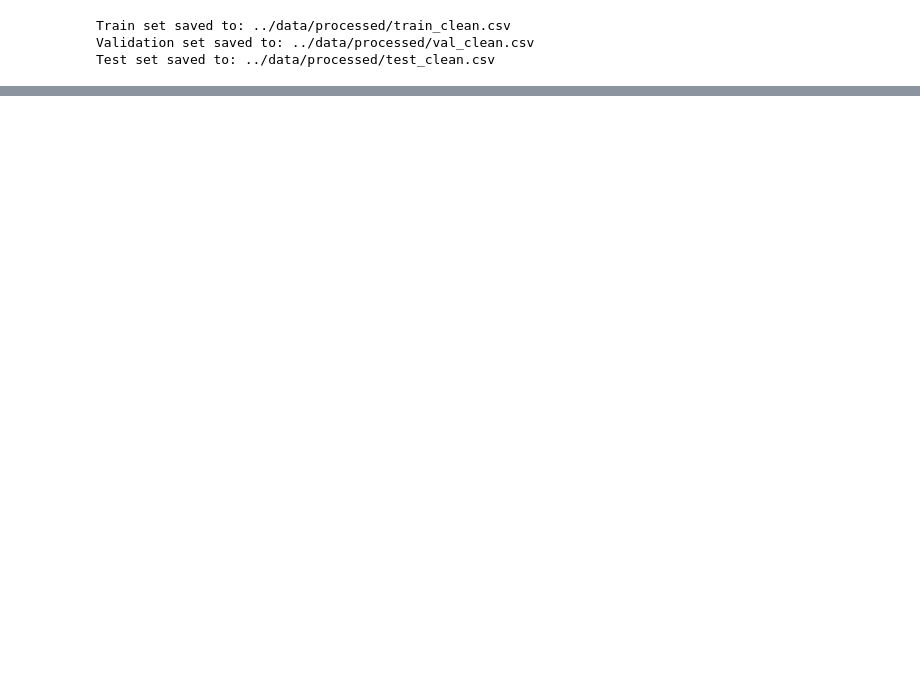
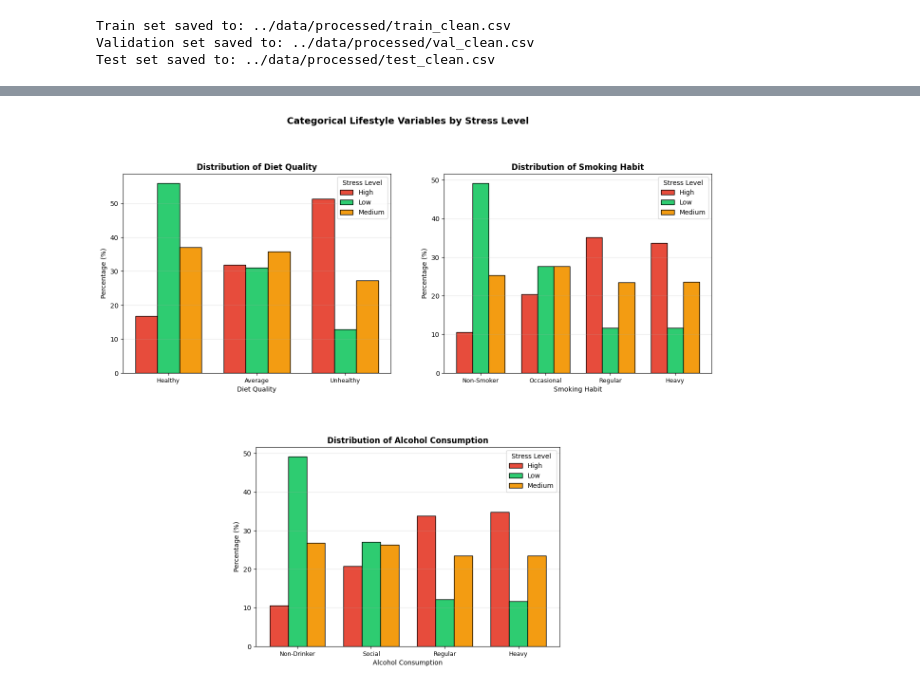
Before and after one commit to RYKELLE/Thesis_Final, a Jupyter notebook: stress-classification-project/notebooks/02_data_preprocessing.ipynb, the cells around one changed output, grey strips where cells are left out. Drawn from its saved outputs; the diff is of its cells as text; code cells hidden in the pictures; blank space fills up the shorter version.

```diff
--- a/stress-classification-project/notebooks/02_data_preprocessing.ipynb
+++ b/stress-classification-project/notebooks/02_data_preprocessing.ipynb
@@ -437,0 +603,74 @@ Test set saved to: ../data/processed/test_clean.csv
+# %%
+import matplotlib.pyplot as plt
+import pandas as pd
+import numpy as np
+
+train_df = pd.read_csv('../data/processed/train_clean.csv')
+val_df = pd.read_csv('../data/processed/val_clean.csv')
+test_df = pd.read_csv('../data/processed/test_clean.csv')
+all_df = pd.concat([train_df, val_df, test_df])
+
+categoricals = {
+    'Diet_Quality_Encoded_Scaled': {
+        'title': 'Diet Quality',
+        'labels': ['Healthy', 'Average', 'Unhealthy'],
+        'values': [0.0, 0.5, 1.0]
+    },
+    'Smoking_Habit_Encoded_Scaled': {
+        'title': 'Smoking Habit',
+        'labels': ['Non-Smoker', 'Occasional', 'Regular', 'Heavy'],
+        'values': [0.0, 0.333, 0.667, 1.0]
+    },
+    'Alcohol_Consumption_Encoded_Scaled': {
+        'title': 'Alcohol Consumption',
+        'labels': ['Non-Drinker', 'Social', 'Regular', 'Heavy'],
+        'values': [0.0, 0.333, 0.667, 1.0]
+    }
+}
+
+colors = {'High': '#E74C3C', 'Low': '#2ECC71', 'Medium': '#F39C12'}
+stress_levels = ['High', 'Low', 'Medium']
+
+fig = plt.figure(figsize=(16, 12))
+ax1 = fig.add_subplot(2, 2, 1)
+ax2 = fig.add_subplot(2, 2, 2)
+ax3 = fig.add_subplot(2, 2, (3, 4))
+ax3.set_position([0.3, 0.05, 0.4, 0.35])
+axes = [ax1, ax2, ax3]
+
+for i, (col, info) in enumerate(categoricals.items()):
+    x = np.arange(len(info['labels']))
+    width = 0.25
+
+    for j, level in enumerate(stress_levels):
+        subset = all_df[all_df['Stress_Level'] == level][col]
+        percentages = []
+        for v in info['values']:
+            pct = (abs(subset - v) < 0.01).sum() / len(subset) * 100
+            percentages.append(round(pct, 1))
+
+        axes[i].bar(
+            x + j * width,
+            percentages,
+            width=width,
+            label=level,
+            color=colors[level],
+            edgecolor='black'
+        )
+
+    axes[i].set_title(
+        f"Distribution of {info['title']}", fontsize=12, fontweight='bold')
+    axes[i].set_xlabel(info['title'], fontsize=10)
+    axes[i].set_ylabel('Percentage (%)', fontsize=10)
+    axes[i].set_xticks(x + width)
+    axes[i].set_xticklabels(info['labels'], rotation=0,
+                            ha='center', fontsize=9)
+    axes[i].legend(title='Stress Level')
+    axes[i].grid(axis='y', alpha=0.3)
+
+plt.suptitle('Categorical Lifestyle Variables by Stress Level',
+             fontsize=14, fontweight='bold')
+plt.savefig('categorical_charts.png', dpi=150, bbox_inches='tight')
+plt.show()
+# %% [output]
+[figure, added]
```
Also changed, not shown: parts of 8 cells of this notebook, 28 other files.
